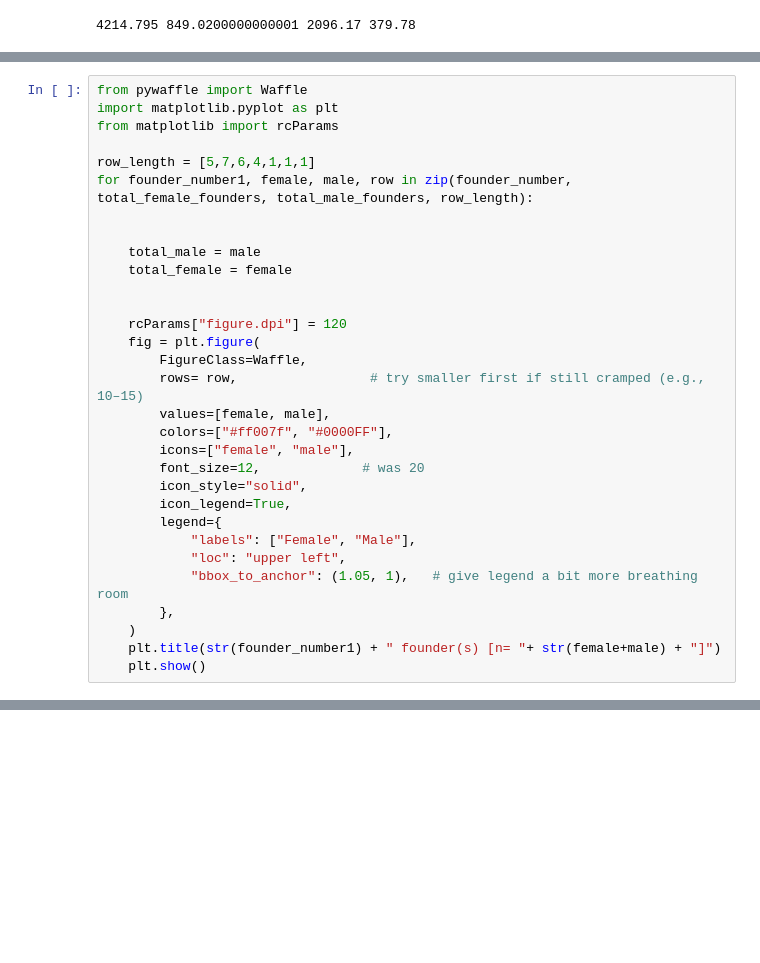
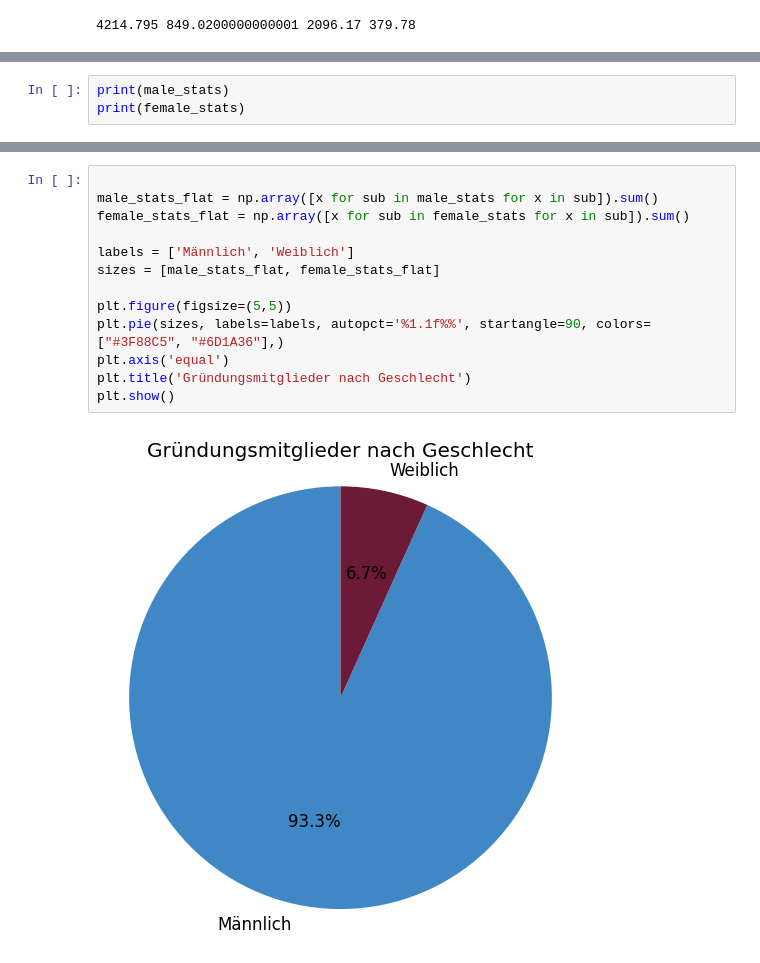
Before and after one commit to viktorpantushev/gender-aspekte-bei-unicorns, a Jupyter notebook: gender_aspekte_bei_unicorns.ipynb, the cells around one changed output, grey strips where cells are left out. Saved outputs shown, nothing was run; the diff lists cells and outputs as text; blank space fills up the shorter version.

Commit message:
nwe plots

```diff
--- a/gender_aspekte_bei_unicorns.ipynb
+++ b/gender_aspekte_bei_unicorns.ipynb
@@ -295,32 +264,4 @@ print(founder_number)
 # %%
-from pywaffle import Waffle
-import matplotlib.pyplot as plt
-from matplotlib import rcParams
-
-row_length = [5,7,6,4,1,1,1]
-for founder_number1, female, male, row in zip(founder_number, total_female_founders, total_male_founders, row_length):
-
-
-    total_male = male
-    total_female = female
-
-
-    rcParams["figure.dpi"] = 120
-    fig = plt.figure(
-        FigureClass=Waffle,
-        rows= row,                 # try smaller first if still cramped (e.g., 10–15)
-        values=[female, male],
-        colors=["#ff007f", "#0000FF"],
-        icons=["female", "male"],
-        font_size=12,             # was 20
-        icon_style="solid",
-        icon_legend=True,
-        legend={
-            "labels": ["Female", "Male"],
-            "loc": "upper left",
-            "bbox_to_anchor": (1.05, 1),   # give legend a bit more breathing room
-        },
-    )
-    plt.title(str(founder_number1) + " founder(s) [n= "+ str(female+male) + "]")
-    plt.show()
+print(male_stats)
+print(female_stats)
 # %% [output]
@@ -333,0 +270,15 @@ for founder_number1, female, male, row in zip(founder_number, total_female_found
+# %%
+
+male_stats_flat = np.array([x for sub in male_stats for x in sub]).sum()
+female_stats_flat = np.array([x for sub in female_stats for x in sub]).sum()
+
+labels = ['Männlich', 'Weiblich']
+sizes = [male_stats_flat, female_stats_flat]
+
+plt.figure(figsize=(5,5))
+plt.pie(sizes, labels=labels, autopct='%1.1f%%', startangle=90, colors=["#3F88C5", "#6D1A36"],)
+plt.axis('equal')
+plt.title('Gründungsmitglieder nach Geschlecht')
+plt.show()
+# %% [output]
+[figure, added]
```
Also changed, not shown: parts of 10 cells of this notebook.
